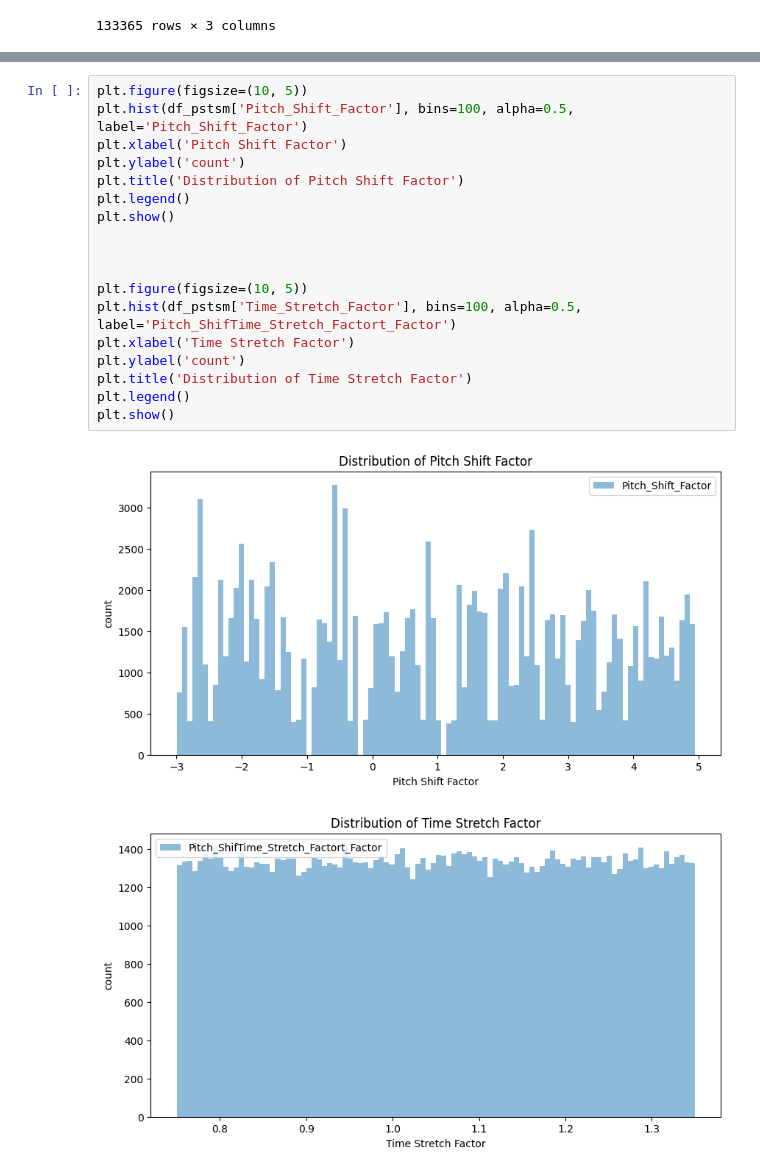
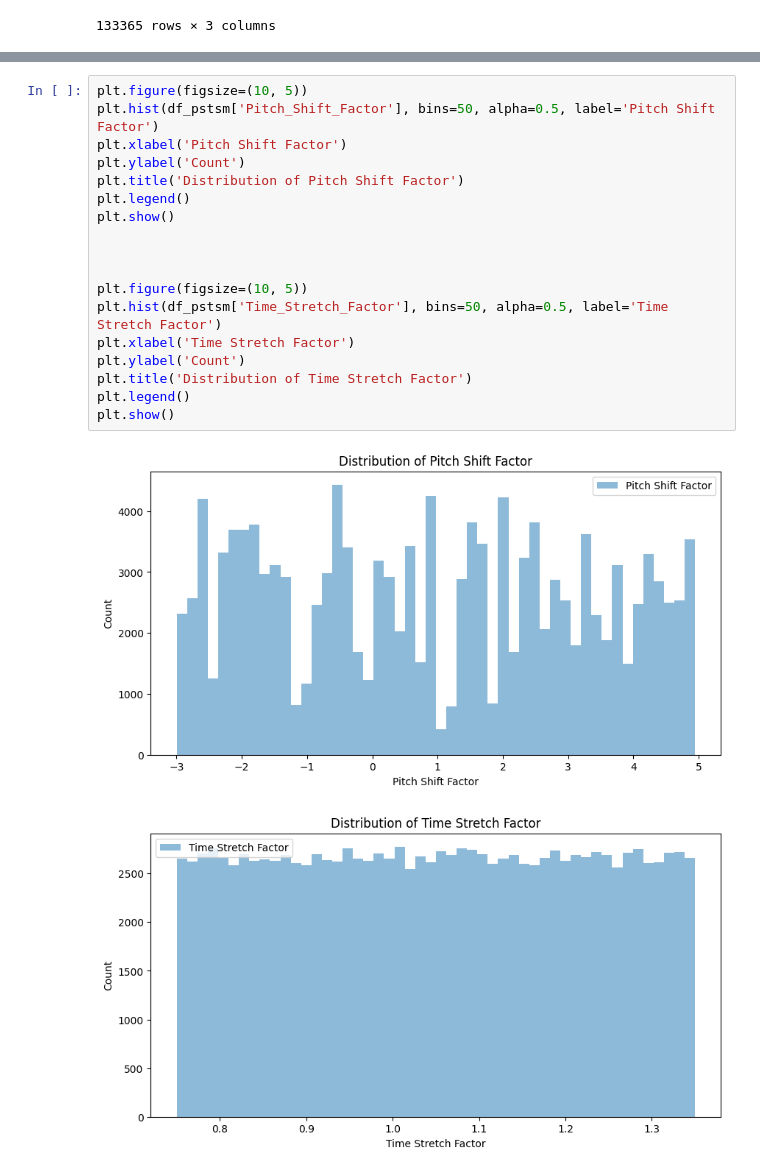
Before and after one commit to mariapolak/SMC10, a Jupyter notebook: plot_augmentation.ipynb, the cells around one changed output, grey strips where cells are left out. Saved outputs shown, nothing was run; the diff lists cells and outputs as text.

```diff
--- a/plot_augmentation.ipynb
+++ b/plot_augmentation.ipynb
@@ -83,21 +83,21 @@ plt.show()
 # %%
 plt.figure(figsize=(10, 5))
-plt.hist(df_pstsm['Pitch_Shift_Factor'], bins=100, alpha=0.5, label='Pitch_Shift_Factor')
+plt.hist(df_pstsm['Pitch_Shift_Factor'], bins=50, alpha=0.5, label='Pitch Shift Factor')
 plt.xlabel('Pitch Shift Factor')
-plt.ylabel('count')
+plt.ylabel('Count')
 plt.title('Distribution of Pitch Shift Factor')
 plt.legend()
 plt.show()
 
 
 
 plt.figure(figsize=(10, 5))
-plt.hist(df_pstsm['Time_Stretch_Factor'], bins=100, alpha=0.5, label='Pitch_ShifTime_Stretch_Factort_Factor')
+plt.hist(df_pstsm['Time_Stretch_Factor'], bins=50, alpha=0.5, label='Time Stretch Factor')
 plt.xlabel('Time Stretch Factor')
-plt.ylabel('count')
+plt.ylabel('Count')
 plt.title('Distribution of Time Stretch Factor')
 plt.legend()
 plt.show()
 # %% [output]
-[figure, old version]
+[figure, new version]
-[figure, old version]
+[figure, new version]
```
Also changed, not shown: parts of 2 cells of this notebook, 4 other files.
